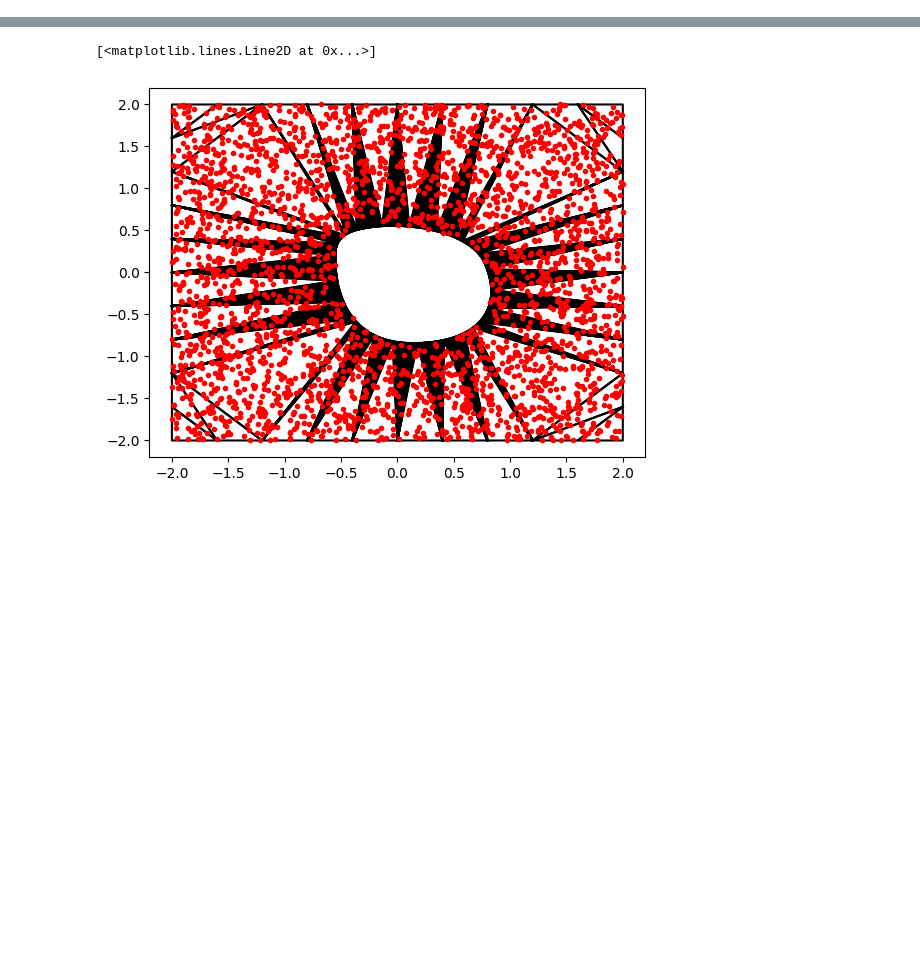
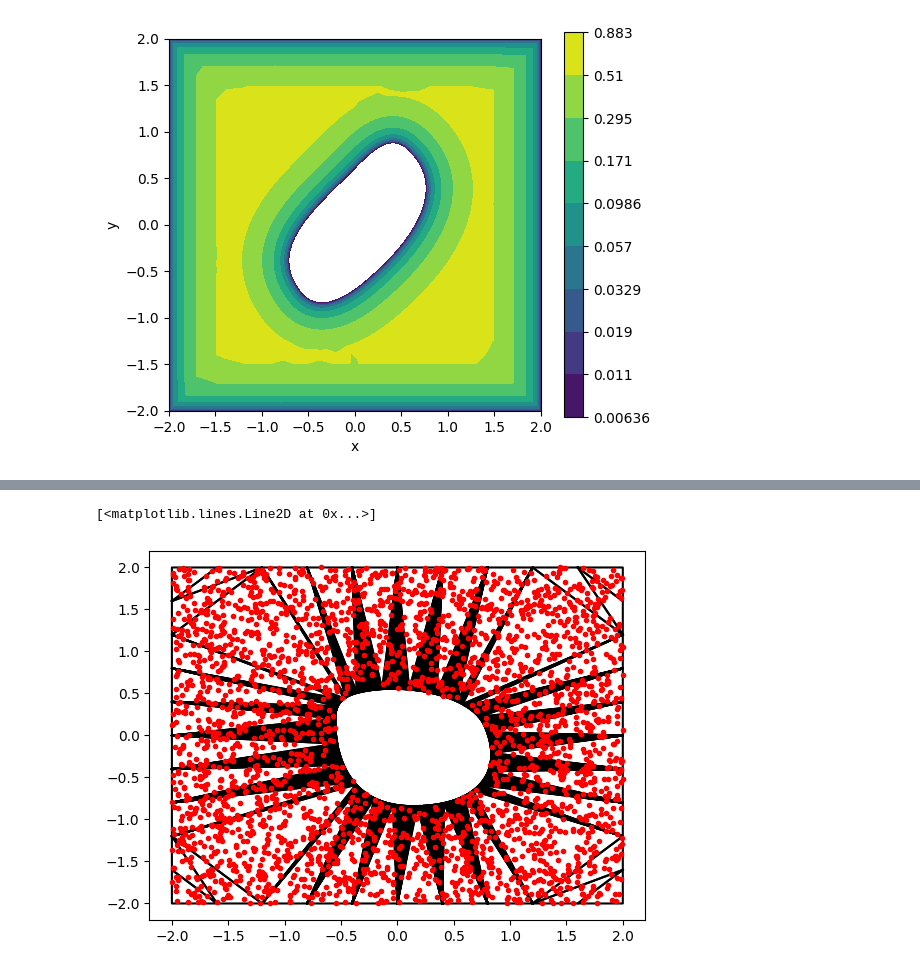
Before and after one commit to jh6220/SINNs-FEM, a Jupyter notebook: LowReFlowDataExplore.ipynb, the cells around one changed output, grey strips where cells are left out. Saved outputs shown, nothing was run; the diff lists cells and outputs as text; code cells hidden in the pictures; blank space fills up the shorter version.

```diff
--- a/LowReFlowDataExplore.ipynb
+++ b/LowReFlowDataExplore.ipynb
@@ -29,0 +320,41 @@ data_arr = loadData('TrainingData/LowReFlowDataProcessed/dataLowReFLow.json')
+# %%
+def PlotFEMsolution(nodes, elements,l,n_levels=10,cmapLog=False,cmap='viridis'):
+    if elements.shape[1] == 4:
+        # Convert quadrlateral mesh to triangular mesh
+        elements = np.concatenate([elements[:,:3],elements[:,1:]],0)
+
+    # Create a Triangulation object
+    triangulation = tri.Triangulation(nodes[:, 0], nodes[:, 1], elements)
+
+    # Plotting
+    r = l.shape[1]
+    plt.figure(figsize=(6*r,5))
+    for i in range(r):
+        plt.subplot(1,r,i+1)
+        if cmapLog:
+            levels = np.logspace(np.log10(l[:,i].min()),np.log10(l[:,i].max()),n_levels)
+            plt.tricontourf(triangulation, l[:,i],levels,cmap=cmap,norm=LogNorm(l[:,i].min(),l[:,i].max()))
+            cbar = plt.colorbar()
+            cbar_ticks = np.logspace(np.log10(levels.min()), np.log10(levels.max()), num=10)
+            cbar.set_ticks(cbar_ticks)
+            cbar.set_ticklabels(["{:.3g}".format(i) for i in cbar_ticks])
+        else:
+            plt.tricontourf(triangulation, l[:,i],n_levels,cmap=cmap)
+            plt.colorbar()
+        # plt.scatter(nodes[:,0],nodes[:,1],s=1,c='k')
+        plt.xlabel('x')
+        plt.ylabel('y')
+        plt.gca().set_aspect('equal', adjustable='box')
+    return
+
+data = data_arr[100]
+nodes = data['nodes']
+elements = data['elements']
+idxCurves = np.concatenate([dc[:-1] for dc in data['idxCurves']],0)
+internalNodes = np.setdiff1d(np.unique(elements),idxCurves)
+distance2boundary = data['distance2boundary'].copy()
+distance2boundary[distance2boundary == 0] = distance2boundary[internalNodes].min()
+%matplotlib inline
+PlotFEMsolution(nodes, elements,distance2boundary,cmapLog=True)
+# %% [output]
+[figure, added]
```
Also changed, not shown: parts of 25 cells of this notebook, 6 other files.
